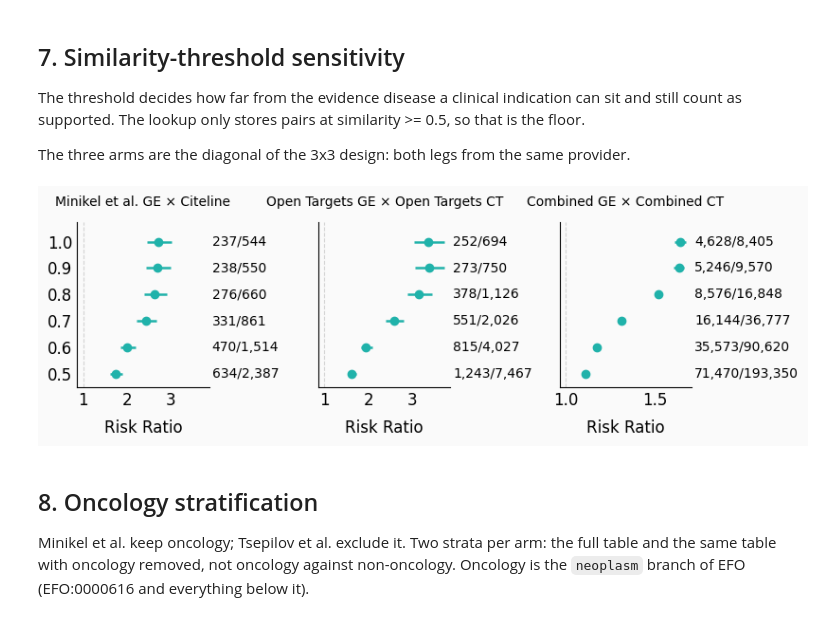
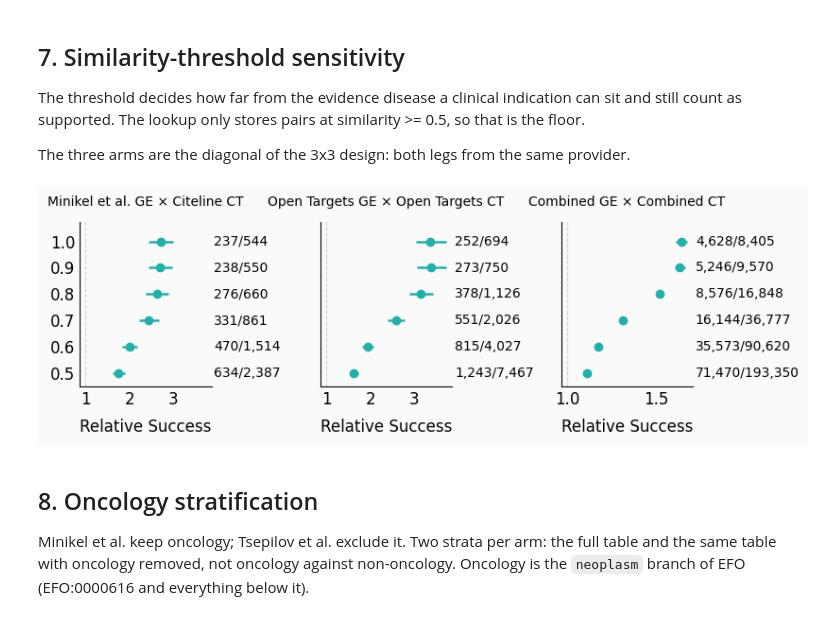
Before and after one commit to gero-science/ct-validation, a Jupyter notebook: notebooks/benchmark.ipynb, the cells around one changed output. Drawn from its saved outputs; the diff is of its cells as text; code cells hidden in the pictures.

```diff
--- a/notebooks/benchmark.ipynb
+++ b/notebooks/benchmark.ipynb
@@ -483,6 +490,7 @@ for ax, ct_name in zip(axes, GE_VS_CT):
         ax=ax,
         sort_order=order,
     )
+    ax.set_xlabel("Relative Success")
     # Row order is set by the first panel and shared by the other two.
     order = order or [t.get_text() for t in ax.get_yticklabels()]
 axes[0].sharex(axes[1])
@@ -622,6 +630,7 @@ for ax, panel, title in (
         # `All` pinned to the bottom as the anchor, the rest by effect size.
         sort_order=[*(s for s in by_rr if s != "All"), "All"],
     )
+    ax.set_xlabel("Relative Success")
 fig.tight_layout()
 savefig(fig, "s3_ct_sources")
 # %% [output]
@@ -1255,6 +1274,7 @@ forest_plot(
     "I→Approved",
     ax=ax,
 )
+ax.set_xlabel("Relative Success")
 fig.tight_layout()
 savefig(fig, "s5_ot_genetic_thresholds")
 # %% [output]
@@ -1270,7 +1290,7 @@ The three arms are the diagonal of the 3x3 design: both legs from the same provi
 # %%
 SIMILARITY_THRESHOLDS = [0.5, 0.6, 0.7, 0.8, 0.9, 1.0]
 SWEEP_ARMS = {
-    "Minikel et al. GE × Citeline": (minikel_ge, minikel_ct),
+    "Minikel et al. GE × Citeline CT": (minikel_ge, minikel_ct),
     "Open Targets GE × Open Targets CT": (GE_OPENTARGETS, ct_ot_only),
     "Combined GE × Combined CT": (GE_COMBINED, CLINICAL_TRIALS),
 }
@@ -1291,26 +1311,27 @@ similarity_sweep.to_csv(OUTPUT / "similarity_threshold_sweep.csv", index=False)
 # %%
 fig, axes = plt.subplots(1, 3, figsize=(8.3, 2.9), sharey=True)
 for ax, arm in zip(axes, SWEEP_ARMS):
     panel = similarity_sweep[similarity_sweep["experiment"] == arm].assign(
         label=lambda d: d["similarity_threshold"].astype(str),
     )
     # Pinned, not left to forest_plot's rr sort: the axes share a y-axis, so whichever panel
     # set its labels last would caption all three.
     forest_plot(
         panel,
         "label",
         "I→Approved",
         title=arm,
         ax=ax,
         sort_order=[str(t) for t in SIMILARITY_THRESHOLDS],
     )
     ax.set_title(arm, fontsize=10)
+    ax.set_xlabel("Relative Success")
 axes[0].sharex(axes[1])
 axes[0].set_ylim(-0.5, axes[0].get_ylim()[1] + 0.5)
 fig.tight_layout()
 savefig(fig, "s6_similarity_thresholds")
 # %% [output]
-[figure, old version]
+[figure, new version]
 # %% [markdown]
 ## 8. Oncology stratification
 
```
Also changed, not shown: parts of 23 cells of this notebook, 34 other files.
